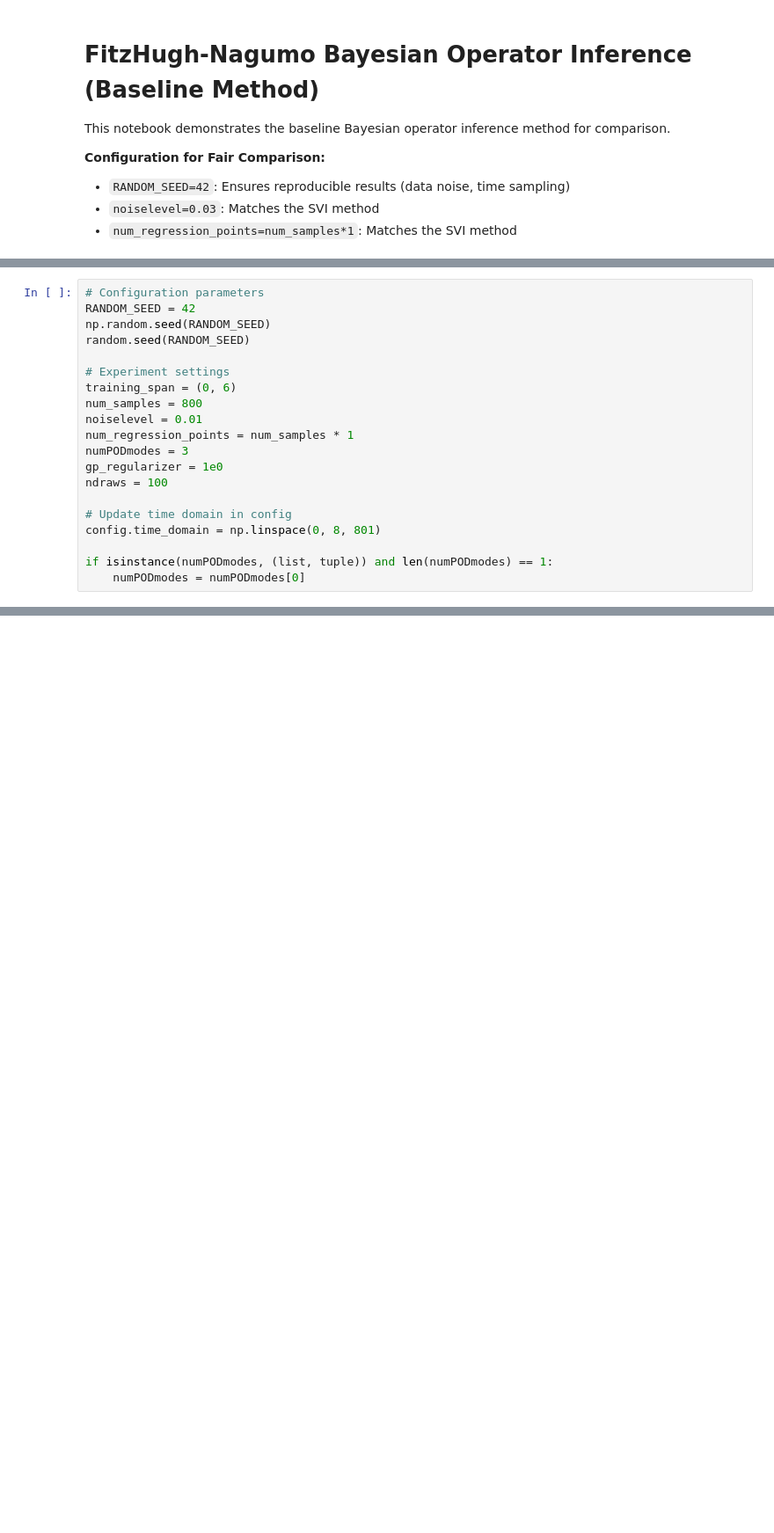
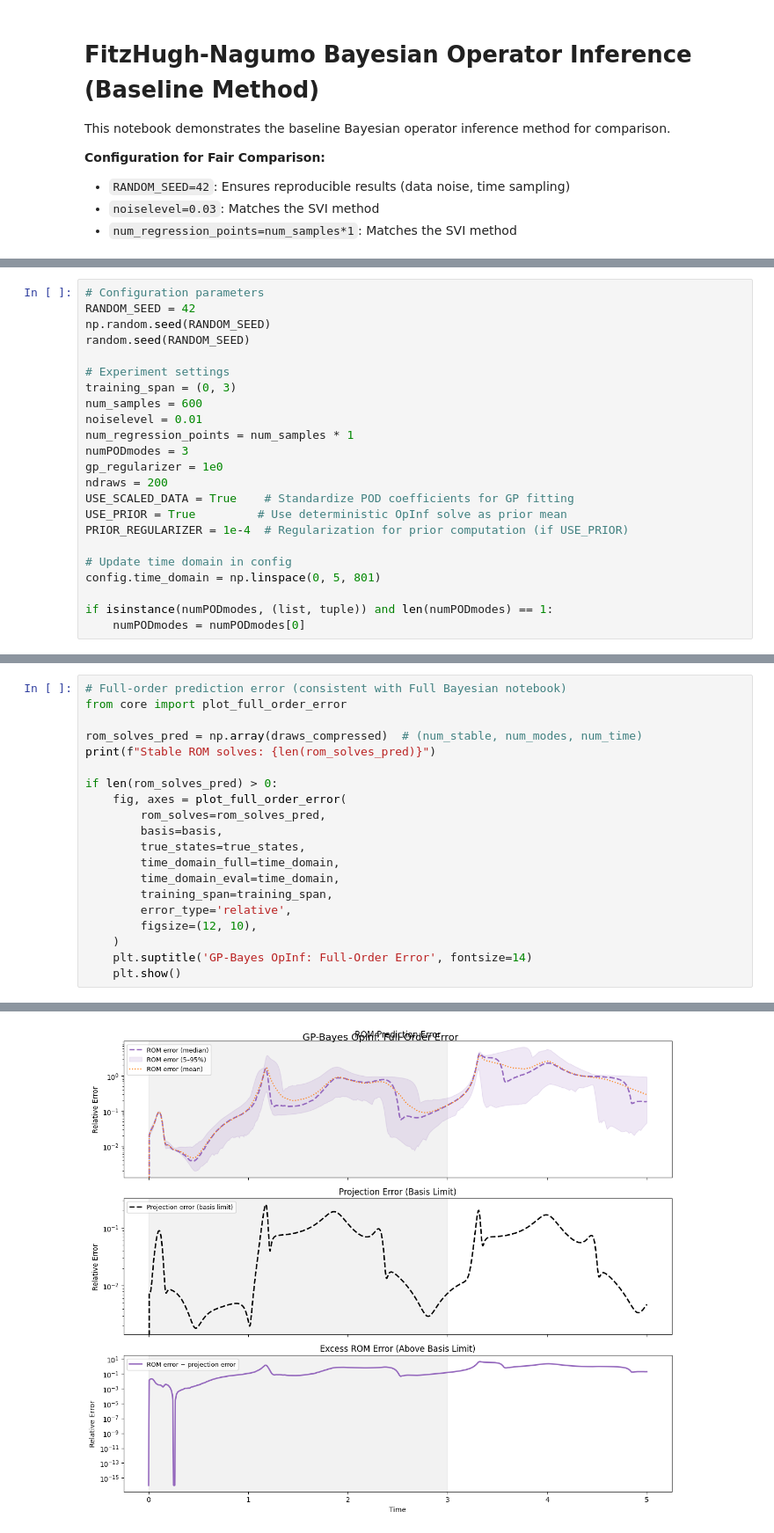
Before and after one commit to Anthony50102/probabilistic_rom_inference, a Jupyter notebook: experiments/fitz_nagumo/01_gpbayes_opinf.ipynb, the cells around one changed output, grey strips where cells are left out. Shown at 88% size. Drawn from its saved outputs; the diff is of its cells as text; blank space fills up the shorter version.

```diff
--- a/experiments/fitz_nagumo/01_gpbayes_opinf.ipynb
+++ b/experiments/fitz_nagumo/01_gpbayes_opinf.ipynb
@@ -38,16 +37,19 @@ np.random.seed(RANDOM_SEED)
 random.seed(RANDOM_SEED)
 
 # Experiment settings
-training_span = (0, 6)
-num_samples = 800
+training_span = (0, 3)
+num_samples = 600
 noiselevel = 0.01
 num_regression_points = num_samples * 1
 numPODmodes = 3
 gp_regularizer = 1e0
-ndraws = 100
+ndraws = 200
+USE_SCALED_DATA = True    # Standardize POD coefficients for GP fitting
+USE_PRIOR = True         # Use deterministic OpInf solve as prior mean
+PRIOR_REGULARIZER = 1e-4  # Regularization for prior computation (if USE_PRIOR)
 
 # Update time domain in config
-config.time_domain = np.linspace(0, 8, 801)
+config.time_domain = np.linspace(0, 5, 801)
 
 if isinstance(numPODmodes, (list, tuple)) and len(numPODmodes) == 1:
     numPODmodes = numPODmodes[0]
@@ -256,0 +283,21 @@ Number of stable draws: 99/100
+# %%
+# Full-order prediction error (consistent with Full Bayesian notebook)
+from core import plot_full_order_error
+
+rom_solves_pred = np.array(draws_compressed)  # (num_stable, num_modes, num_time)
+print(f"Stable ROM solves: {len(rom_solves_pred)}")
+
+if len(rom_solves_pred) > 0:
+    fig, axes = plot_full_order_error(
+        rom_solves=rom_solves_pred,
+        basis=basis,
+        true_states=true_states,
+        time_domain_full=time_domain,
+        time_domain_eval=time_domain,
+        training_span=training_span,
+        error_type='relative',
+        figsize=(12, 10),
+    )
+    plt.suptitle('GP-Bayes OpInf: Full-Order Error', fontsize=14)
+    plt.show()
+# %% [output]
@@ -256,0 +305 @@ Number of stable draws: 99/100
+[figure, added]
```
Also changed, not shown: parts of 8 cells of this notebook, 8 other files.
